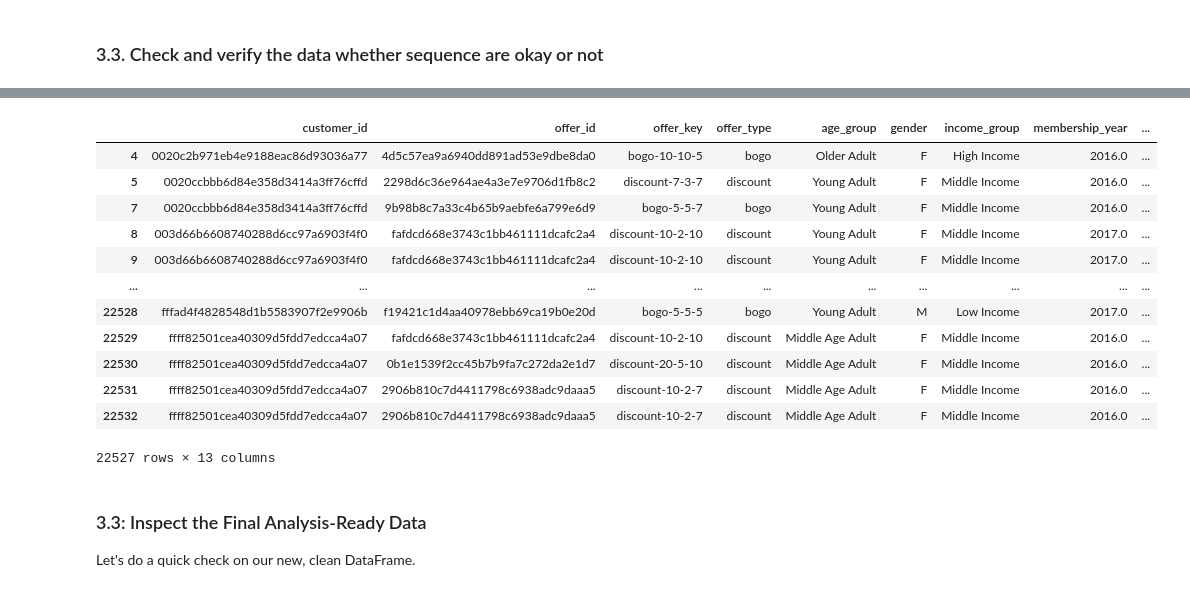
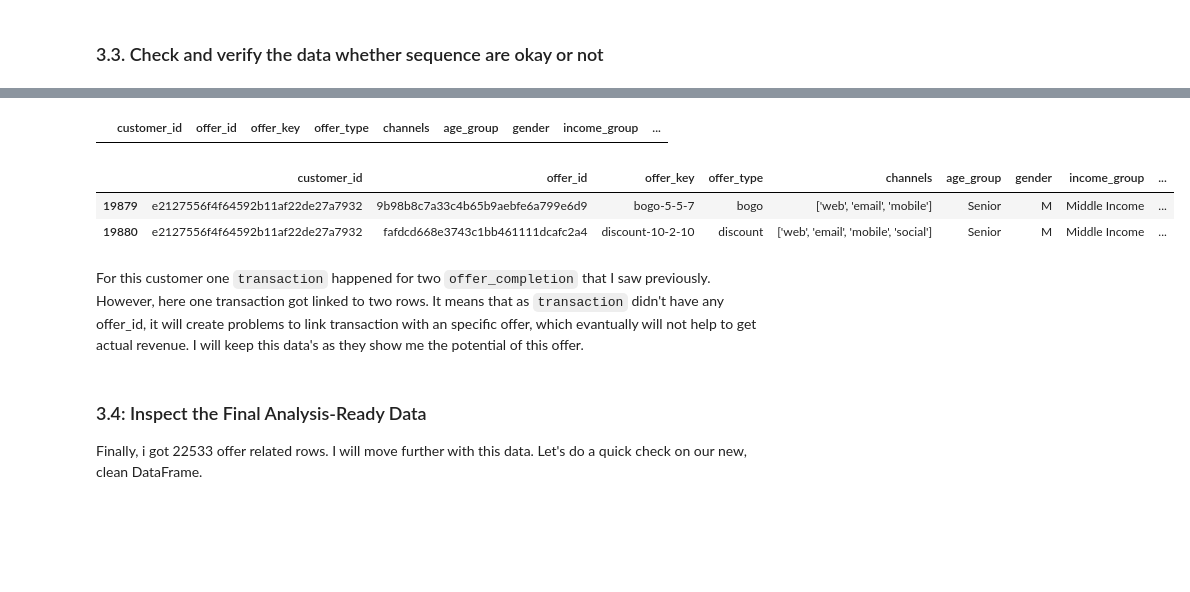
Before and after one commit to irfanzim/Python-Maven-Rewards-Challenge, a Jupyter notebook: Final Analysis.ipynb, the cells around one changed output, grey strips where cells are left out. Drawn from its saved outputs; the diff is of its cells as text; code cells hidden in the pictures; blank space fills up the shorter version.

Commit message:
Main Analysis Done

```diff
--- a/Final Analysis.ipynb
+++ b/Final Analysis.ipynb
@@ -558,23 +600,22 @@ df_final[df_final.time_viewed>df_final.time_completed]
-# %%
-#check data where rcv time is duplicated
-df_final[df_final.time_rcvd.duplicated()]
-# %% [output]
-|  | customer_id | offer_id | offer_key | offer_type | age_group | gender | income_group | membership_year | ... |
-| 4 | 0020c2b971eb4e9188eac86d93036a77 | 4d5c57ea9a6940dd891ad53e9dbe8da0 | bogo-10-10-5 | bogo | Older Adult | F | High Income | 2016.0 | ... |
-| 5 | 0020ccbbb6d84e358d3414a3ff76cffd | 2298d6c36e964ae4a3e7e9706d1fb8c2 | discount-7-3-7 | discount | Young Adult | F | Middle Income | 2016.0 | ... |
-| 7 | 0020ccbbb6d84e358d3414a3ff76cffd | 9b98b8c7a33c4b65b9aebfe6a799e6d9 | bogo-5-5-7 | bogo | Young Adult | F | Middle Income | 2016.0 | ... |
-| 8 | 003d66b6608740288d6cc97a6903f4f0 | fafdcd668e3743c1bb461111dcafc2a4 | discount-10-2-10 | discount | Young Adult | F | Middle Income | 2017.0 | ... |
-| 9 | 003d66b6608740288d6cc97a6903f4f0 | fafdcd668e3743c1bb461111dcafc2a4 | discount-10-2-10 | discount | Young Adult | F | Middle Income | 2017.0 | ... |
-| ... | ... | ... | ... | ... | ... | ... | ... | ... | ... |
-| 22528 | fffad4f4828548d1b5583907f2e9906b | f19421c1d4aa40978ebb69ca19b0e20d | bogo-5-5-5 | bogo | Young Adult | M | Low Income | 2017.0 | ... |
-| 22529 | ffff82501cea40309d5fdd7edcca4a07 | fafdcd668e3743c1bb461111dcafc2a4 | discount-10-2-10 | discount | Middle Age Adult | F | Middle Income | 2016.0 | ... |
-| 22530 | ffff82501cea40309d5fdd7edcca4a07 | 0b1e1539f2cc45b7b9fa7c272da2e1d7 | discount-20-5-10 | discount | Middle Age Adult | F | Middle Income | 2016.0 | ... |
-| 22531 | ffff82501cea40309d5fdd7edcca4a07 | 2906b810c7d4411798c6938adc9daaa5 | discount-10-2-7 | discount | Middle Age Adult | F | Middle Income | 2016.0 | ... |
-| 22532 | ffff82501cea40309d5fdd7edcca4a07 | 2906b810c7d4411798c6938adc9daaa5 | discount-10-2-7 | discount | Middle Age Adult | F | Middle Income | 2016.0 | ... |
-22527 rows × 13 columns
+# %%
+#check some data for previous customers
+df_final[df_final.customer_id=="0009655768c64bdeb2e877511632db8f"]
+# %% [output]
+|  | customer_id | offer_id | offer_key | offer_type | channels | age_group | gender | income_group | ... |
+# %%
+#check some data for previous customers
+df_final[df_final.customer_id=="e2127556f4f64592b11af22de27a7932"]
+# %% [output]
+|  | customer_id | offer_id | offer_key | offer_type | channels | age_group | gender | income_group | ... |
+| 19879 | e2127556f4f64592b11af22de27a7932 | 9b98b8c7a33c4b65b9aebfe6a799e6d9 | bogo-5-5-7 | bogo | ['web', 'email', 'mobile'] | Senior | M | Middle Income | ... |
+| 19880 | e2127556f4f64592b11af22de27a7932 | fafdcd668e3743c1bb461111dcafc2a4 | discount-10-2-10 | discount | ['web', 'email', 'mobile', 'social'] | Senior | M | Middle Income | ... |
+# %% [markdown]
+For this customer one `transaction` happened for two `offer_completion` that I saw previously. However, here one transaction got linked to two rows. It means that as `transaction` didn't have any offer_id, it will create problems to link transaction with an specific offer, which evantually will not help to get actual revenue.
+I will keep this data's as they show me the potential of this offer.
 # %% [markdown]
-### 3.3: Inspect the Final Analysis-Ready Data
+### 3.4: Inspect the Final Analysis-Ready Data
 
+Finally, i got 22533 offer related rows. I will move further with this data.
 Let's do a quick check on our new, clean DataFrame.
 # %%
 # Check for any duplicates. This should be 0.
```
Also changed, not shown: parts of 178 cells of this notebook, 1 other file.
